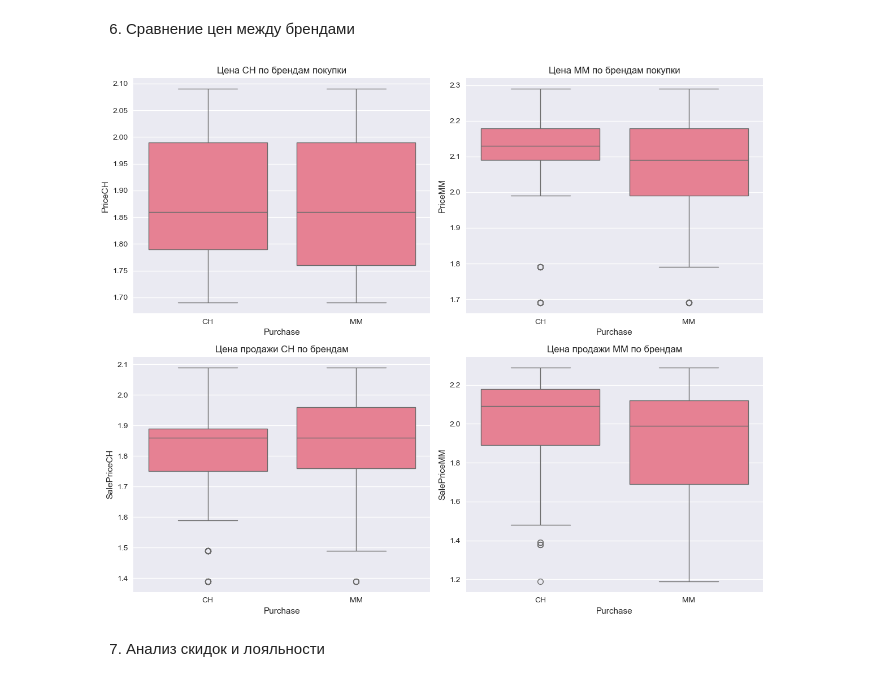
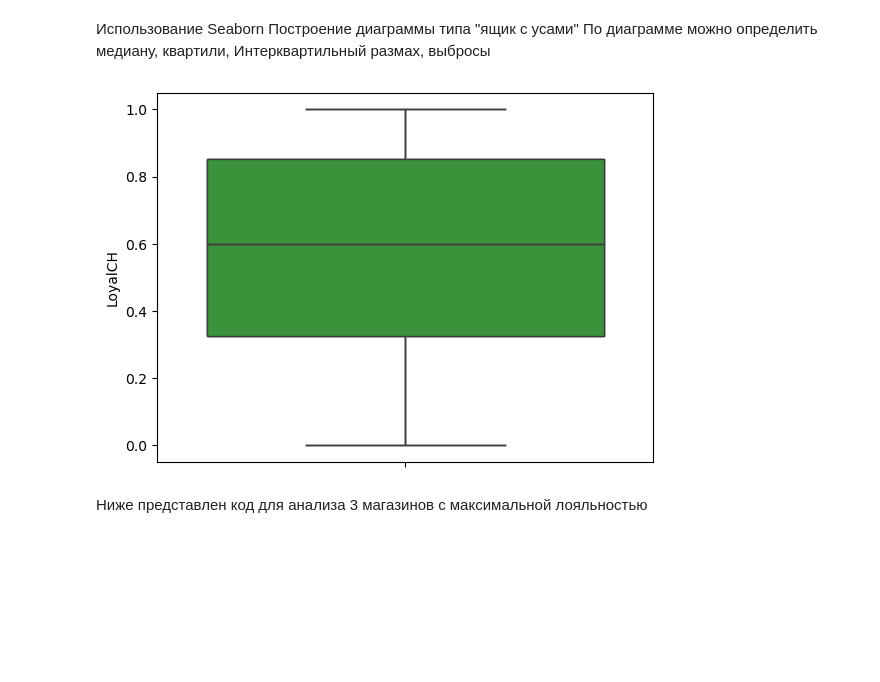
Before and after one commit to VlasovVasylii/Machine-Learning, a Jupyter notebook: lr2.ipynb, the cells around one changed output. Saved outputs shown, nothing was run; the diff lists cells and outputs as text; code cells hidden in the pictures; blank space fills up the shorter version.

```diff
--- a/lr2.ipynb
+++ b/lr2.ipynb
@@ -22,9 +50,5 @@ import pandas as pd
 import numpy as np
 import matplotlib.pyplot as plt
 import seaborn as sns
-from sklearn.preprocessing import LabelEncoder
-
-# Настройка стиля графиков
-plt.style.use('seaborn-v0_8')
-sns.set_palette("husl")
+%matplotlib inline
 # %% [markdown]
@@ -32,16 +56,4 @@ sns.set_palette("husl")
 # %%
-juice_df = pd.read_csv('juice.csv')
-
-# Первичный анализ
-print("Первые 10 строк данных о соке:")
-display(juice_df.head(10))
-
-print(f"\nРазмер данных: {juice_df.shape}")
-print(f"Столбцы: {list(juice_df.columns)}")
-
-print("\nИнформация о данных:")
-juice_df.info()
-
-print("\nСтатистическое описание:")
-display(juice_df.describe())
+df = pd.read_csv('juice.csv')
+df.head(10)
 # %% [output]
@@ -147,26 +129,13 @@ plt.show()
 # %% [markdown]
-6. Сравнение цен между брендами
+Использование Seaborn
+Построение диаграммы типа "ящик с усами"
+По диаграмме можно определить медиану, квартили,
+Интерквартильный размах, выбросы
 # %%
-fig, axes = plt.subplots(2, 2, figsize=(12, 10))
-
-# Цены по брендам
-sns.boxplot(data=juice_df, x='Purchase', y='PriceCH', ax=axes[0,0])
-axes[0,0].set_title('Цена CH по брендам покупки')
-
-sns.boxplot(data=juice_df, x='Purchase', y='PriceMM', ax=axes[0,1])
-axes[0,1].set_title('Цена MM по брендам покупки')
-
-# Цены продажи
-sns.boxplot(data=juice_df, x='Purchase', y='SalePriceCH', ax=axes[1,0])
-axes[1,0].set_title('Цена продажи CH по брендам')
-
-sns.boxplot(data=juice_df, x='Purchase', y='SalePriceMM', ax=axes[1,1])
-axes[1,1].set_title('Цена продажи MM по брендам')
-
-plt.tight_layout()
+sns.boxplot(df['LoyalCH'])
 plt.show()
 # %% [output]
-[figure, old version]
+[figure, new version]
 # %% [markdown]
-7. Анализ скидок и лояльности
+Ниже представлен код для анализа 3 магазинов с максимальной лояльностью
 # %%
```
Also changed, not shown: parts of 46 cells of this notebook.
